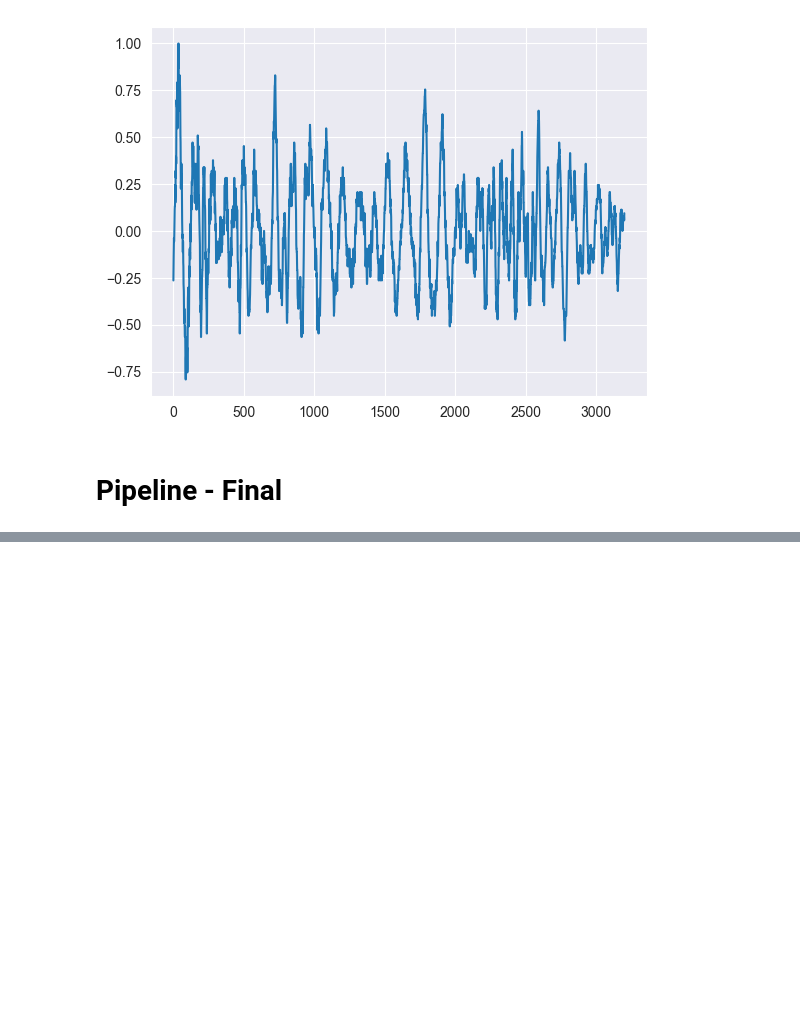
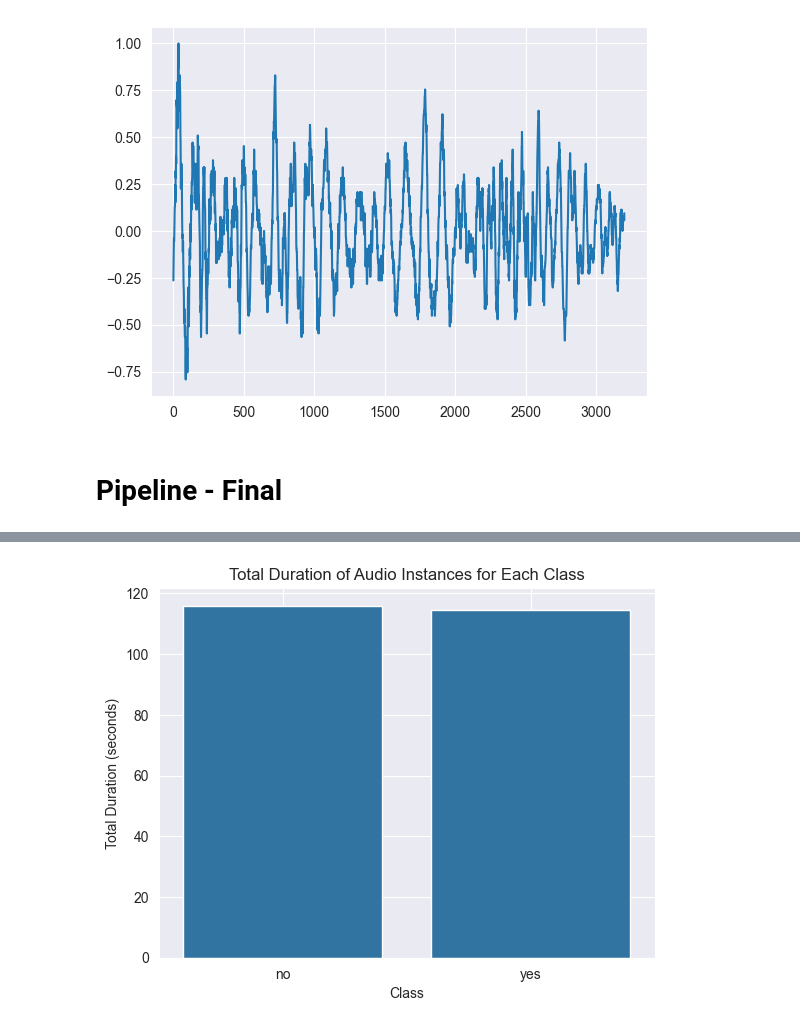
Before and after one commit to AIoT-Group-UoP/crossai-ts-docs, a Jupyter notebook: e2e_speech_commands.ipynb, the cells around one changed output, grey strips where cells are left out. Saved outputs shown, nothing was run; the diff lists cells and outputs as text; code cells hidden in the pictures; blank space fills up the shorter version.

```diff
--- a/e2e_speech_commands.ipynb
+++ b/e2e_speech_commands.ipynb
@@ -211,0 +315,4 @@ transformed_val = pipe_final.transform(data_val)
+# %%
+plot_total_duration_per_class(total_dur, conv)
+# %% [output]
+[figure, added]
```
Also changed, not shown: parts of 17 cells of this notebook, 1 other file.
